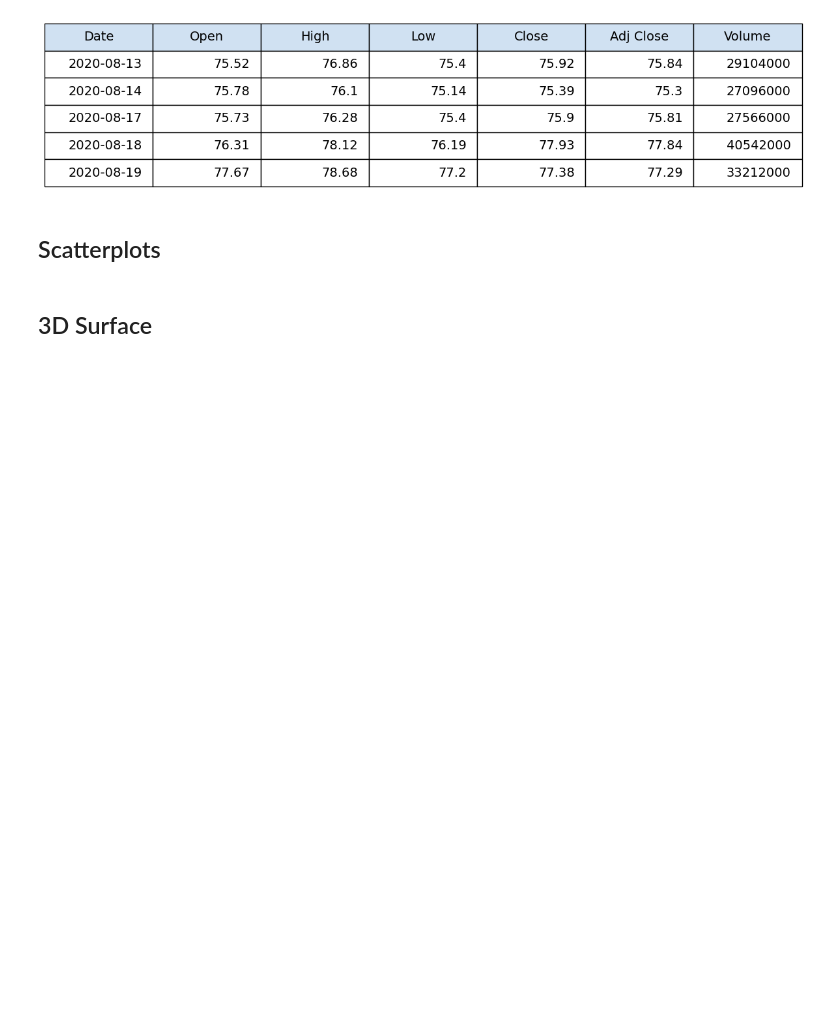
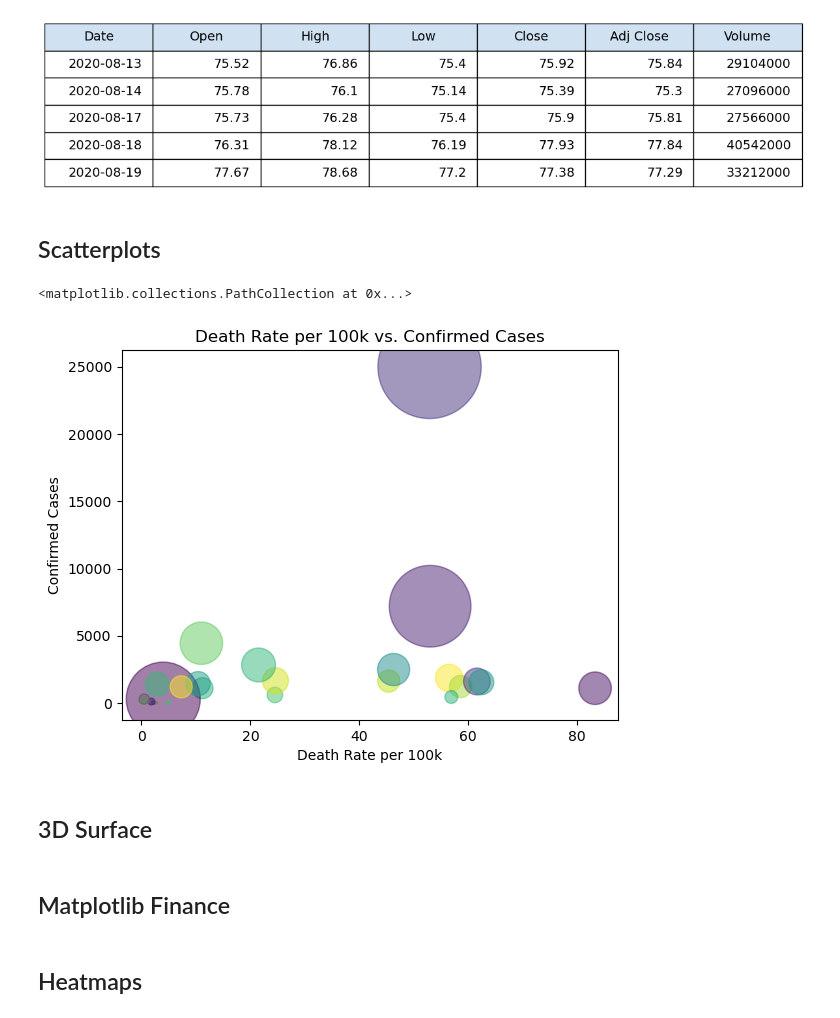
Before and after one commit to r00kieBlinder/Matplotlib-r00kie, a Jupyter notebook: matplotlib_tutorial.ipynb, the cells around one changed output. Drawn from its saved outputs; the diff is of its cells as text; code cells hidden in the pictures; blank space fills up the shorter version.

```diff
--- a/matplotlib_tutorial.ipynb
+++ b/matplotlib_tutorial.ipynb
@@ -414,23 +414,38 @@ the_table.scale(3, 2.5)
 # %%
 # Country array
 cnt_arr = np.array(['Australia','Brazil','Canada','Chile','France','Germany','Greece',
                    'Iceland','India','Iran','Italy','Mexico','New Zealand','Nigeria',
                    'Norway','Pakistan','Peru','Russia','Saudi Arabia','Singapore',
                    'South Africa','Spain','Sweden','Turkey','UK','US'])
 # Death rate per 100k Coronavirus
 dr_arr = np.array([1.8,53,24.5,56.5,45.4,11.2,2.2,
                    2.8,4,24.6,58.6,46.3,.5,.5,
                    4.9,2.9,83.3,11,10.4,.5,
                    21.5,61.6,56.9,7.3,62.4,52.9])
 # Daily confirmed cases (Tests)
 test_arr = np.array([110,7197,600,1862,1636,1103,35,
                    10,295,1658,1226,2490,8,243,
                    48,1395,1101,4447,1443,280,
                    2830,1602,447,1205,1546,24988])
 # Dot size Confirmed cases
 cc_arr = np.array([24236,3456652,125408,390037,256534,229706,7684,
                    2035,2836925,350279,255278,537031,1654,50488,
                    10162,290445,549321,935066,302686,56031,
                    596060,370867,85411,253108,323008,5529824])
+
+cc_arr_sm = cc_arr / 1000
+color_arr = np.random.rand(26)
+
+plt.title('Death Rate per 100k vs. Confirmed Cases')
+plt.xlabel('Death Rate per 100k')
+plt.ylabel('Confirmed Cases')
+plt.scatter(dr_arr,test_arr,s=cc_arr_sm,c=color_arr,alpha=0.5)
+# %% [output]
+<matplotlib.collections.PathCollection at 0x...>
+[figure, added]
 # %% [markdown]
 ## 3D Surface
+# %% [markdown]
+## Matplotlib Finance
+# %% [markdown]
+## Heatmaps
```
